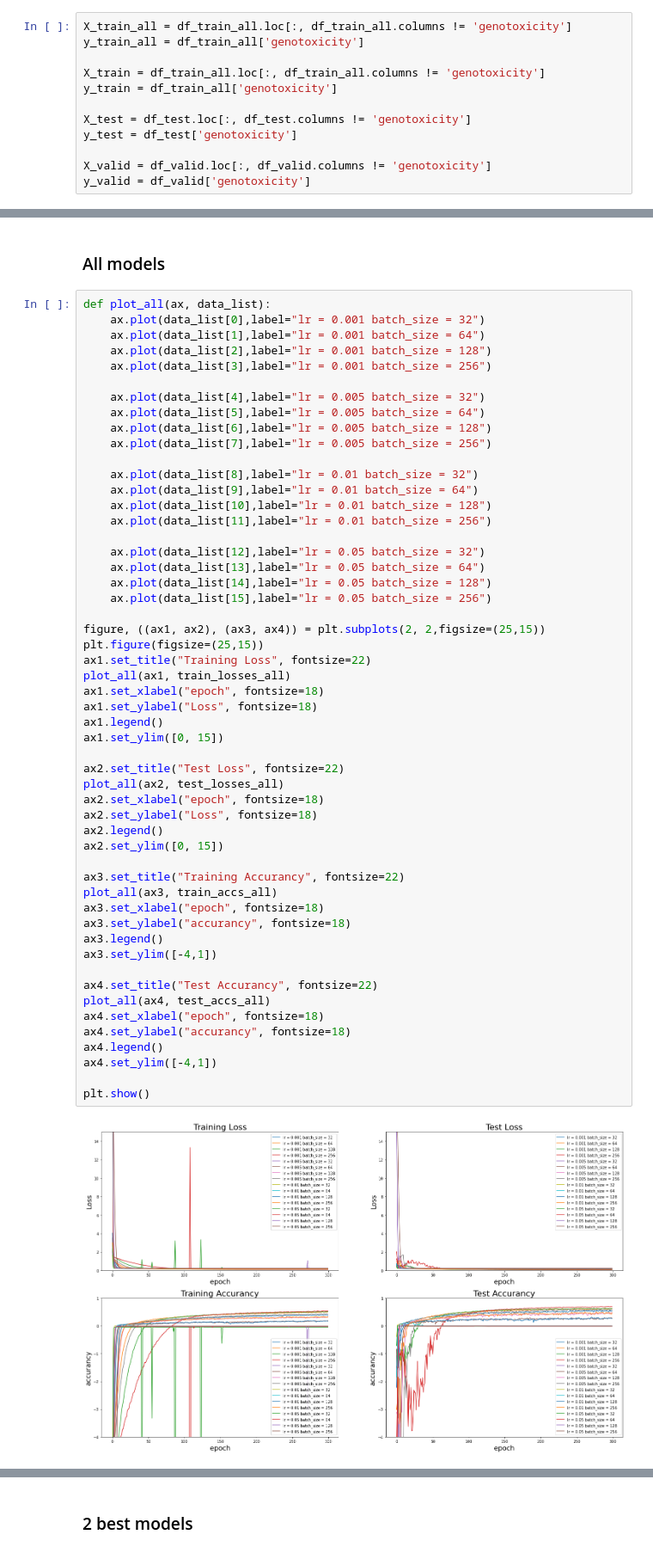
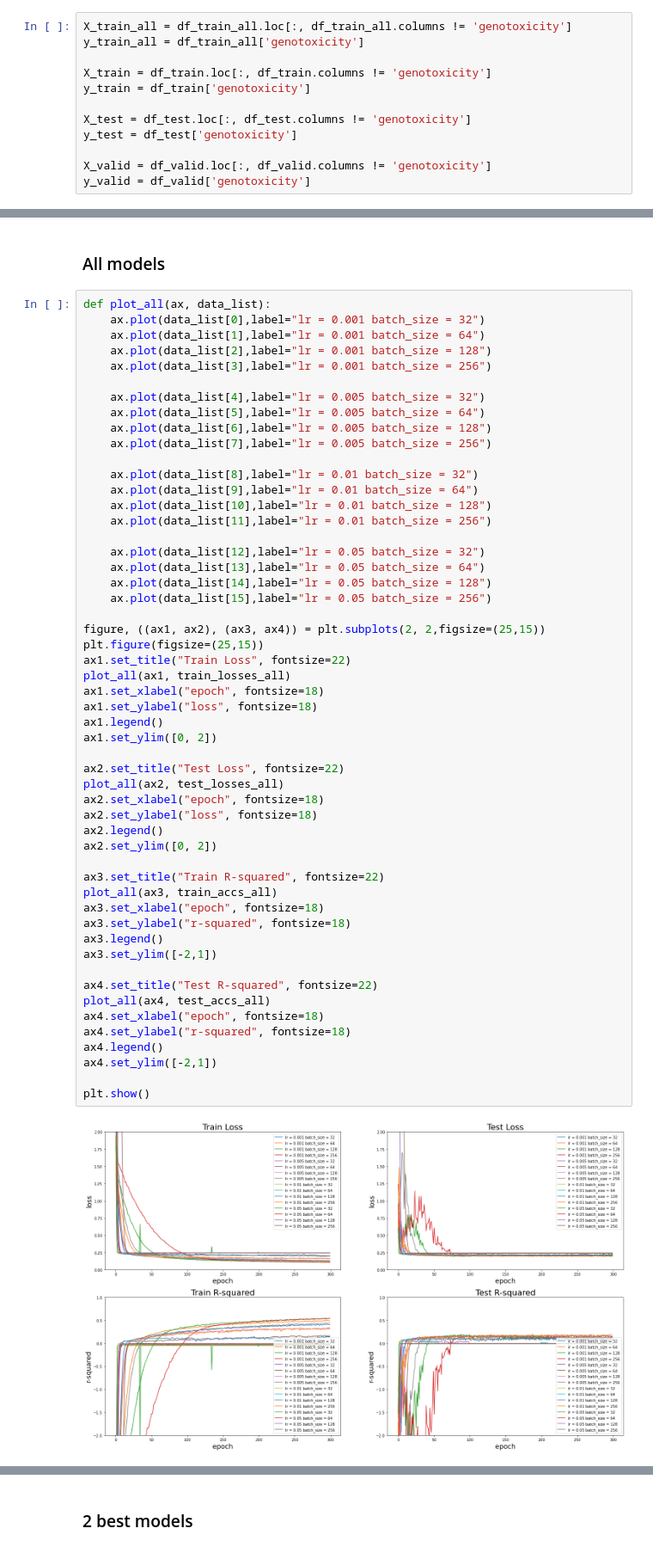
Before and after one commit to JamEwe/ADMET-PrInt, a Jupyter notebook: experiments/genotoxicity/maccs_FCNN.ipynb, the cells around one changed output, grey strips where cells are left out. Shown at 86% size. Drawn from its saved outputs; the diff is of its cells as text.

```diff
--- a/experiments/genotoxicity/maccs_FCNN.ipynb
+++ b/experiments/genotoxicity/maccs_FCNN.ipynb
@@ -49,8 +49,8 @@ df_train_all = pd.concat([df_train, df_valid])
 X_train_all = df_train_all.loc[:, df_train_all.columns != 'genotoxicity']
 y_train_all = df_train_all['genotoxicity']
 
-X_train = df_train_all.loc[:, df_train_all.columns != 'genotoxicity']
-y_train = df_train_all['genotoxicity']
+X_train = df_train.loc[:, df_train.columns != 'genotoxicity']
+y_train = df_train['genotoxicity']
 
 X_test = df_test.loc[:, df_test.columns != 'genotoxicity']
 y_test = df_test['genotoxicity']
@@ -231,45 +231,45 @@ def plot_all(ax, data_list):
     ax.plot(data_list[9],label="lr = 0.01 batch_size = 64")
     ax.plot(data_list[10],label="lr = 0.01 batch_size = 128")
     ax.plot(data_list[11],label="lr = 0.01 batch_size = 256")
 
     ax.plot(data_list[12],label="lr = 0.05 batch_size = 32")
     ax.plot(data_list[13],label="lr = 0.05 batch_size = 64")
     ax.plot(data_list[14],label="lr = 0.05 batch_size = 128")
     ax.plot(data_list[15],label="lr = 0.05 batch_size = 256")
 
 figure, ((ax1, ax2), (ax3, ax4)) = plt.subplots(2, 2,figsize=(25,15))
 plt.figure(figsize=(25,15))
-ax1.set_title("Training Loss", fontsize=22)
+ax1.set_title("Train Loss", fontsize=22)
 plot_all(ax1, train_losses_all)
 ax1.set_xlabel("epoch", fontsize=18)
-ax1.set_ylabel("Loss", fontsize=18)
+ax1.set_ylabel("loss", fontsize=18)
 ax1.legend()
-ax1.set_ylim([0, 15])
+ax1.set_ylim([0, 2])
 
 ax2.set_title("Test Loss", fontsize=22)
 plot_all(ax2, test_losses_all)
 ax2.set_xlabel("epoch", fontsize=18)
-ax2.set_ylabel("Loss", fontsize=18)
+ax2.set_ylabel("loss", fontsize=18)
 ax2.legend()
-ax2.set_ylim([0, 15])
+ax2.set_ylim([0, 2])
 
-ax3.set_title("Training Accurancy", fontsize=22)
+ax3.set_title("Train R-squared", fontsize=22)
 plot_all(ax3, train_accs_all)
 ax3.set_xlabel("epoch", fontsize=18)
-ax3.set_ylabel("accurancy", fontsize=18)
+ax3.set_ylabel("r-squared", fontsize=18)
 ax3.legend()
-ax3.set_ylim([-4,1])
+ax3.set_ylim([-2,1])
 
-ax4.set_title("Test Accurancy", fontsize=22)
+ax4.set_title("Test R-squared", fontsize=22)
 plot_all(ax4, test_accs_all)
 ax4.set_xlabel("epoch", fontsize=18)
-ax4.set_ylabel("accurancy", fontsize=18)
+ax4.set_ylabel("r-squared", fontsize=18)
 ax4.legend()
-ax4.set_ylim([-4,1])
+ax4.set_ylim([-2,1])
 
 plt.show()
 # %% [output]
-[figure, old version]
+[figure, new version]
 <Figure size 1800x1080 with 0 Axes>
 # %%
 for data in train_accs_all:
```
Also changed, not shown: parts of 8 cells of this notebook, 8 other files.
